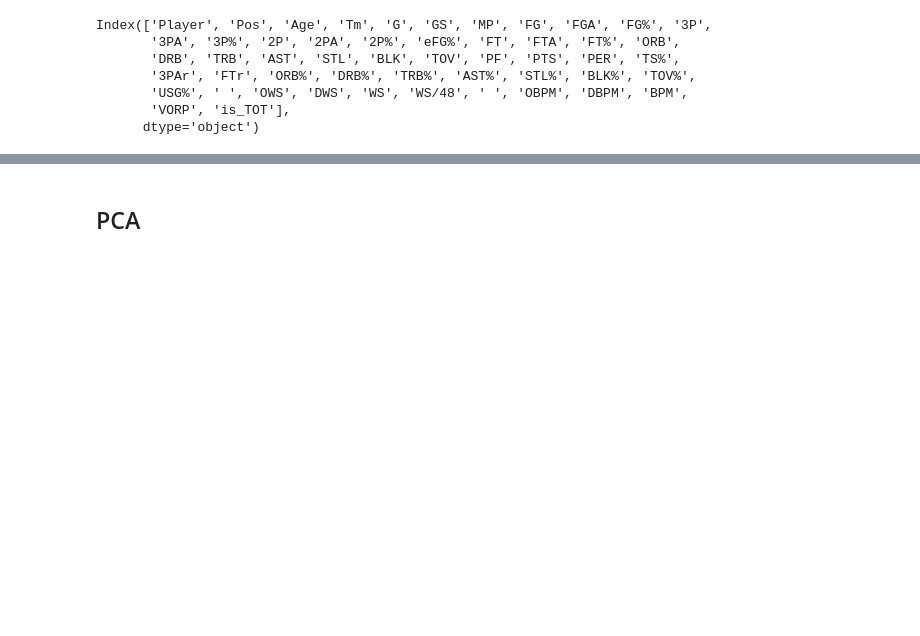
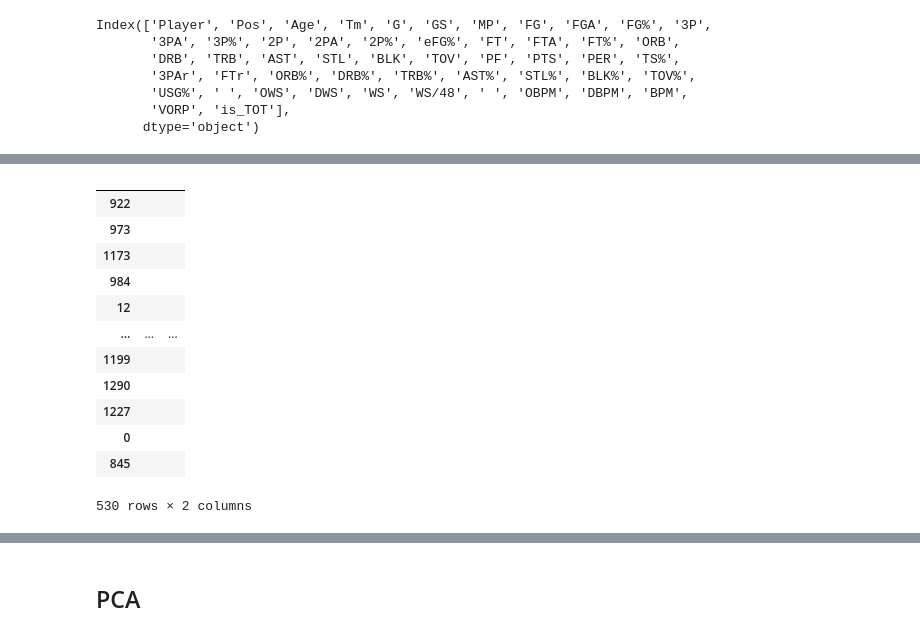
Before and after one commit to derek-y-lee/nba_player_selection, a Jupyter notebook: nbaPlayerClassify.ipynb, the cells around one changed output, grey strips where cells are left out. Drawn from its saved outputs; the diff is of its cells as text; code cells hidden in the pictures; blank space fills up the shorter version.

```diff
--- a/nbaPlayerClassify.ipynb
+++ b/nbaPlayerClassify.ipynb
@@ -232,0 +278,16 @@ full_dedup_final.columns
+# %%
+full_dedup_final[full_dedup_final.columns[46]]
+# %% [output]
+|  |  |  |
+| 922 |  |  |
+| 973 |  |  |
+| 1173 |  |  |
+| 984 |  |  |
+| 12 |  |  |
+| ... | ... | ... |
+| 1199 |  |  |
+| 1290 |  |  |
+| 1227 |  |  |
+| 0 |  |  |
+| 845 |  |  |
+530 rows × 2 columns
```
Also changed, not shown: parts of 11 cells of this notebook.
